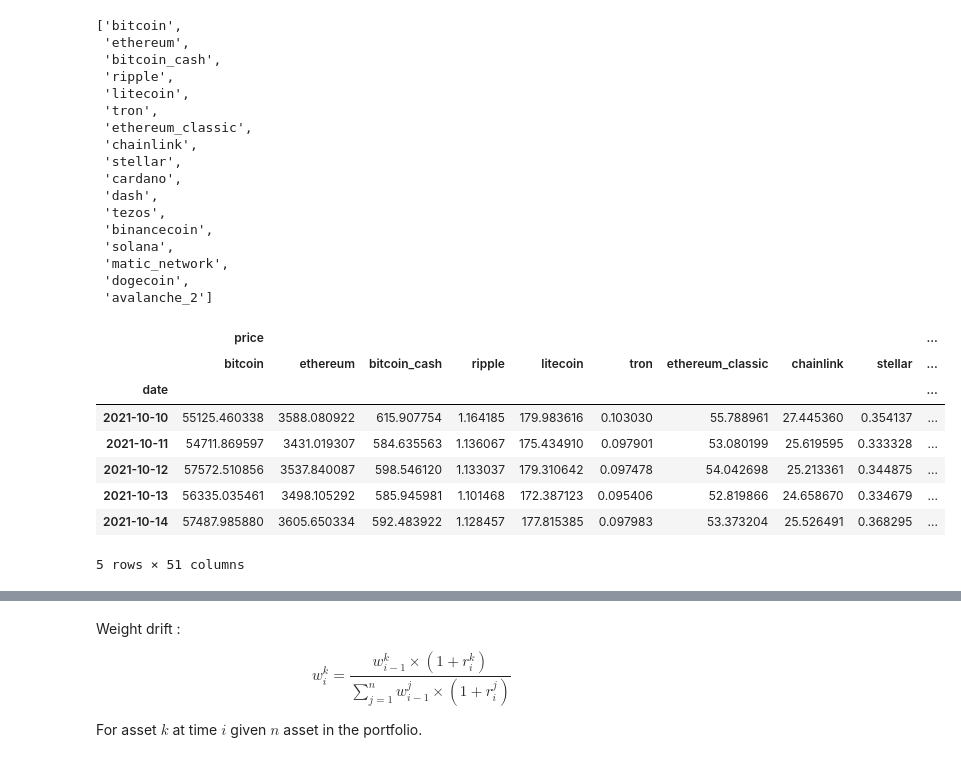
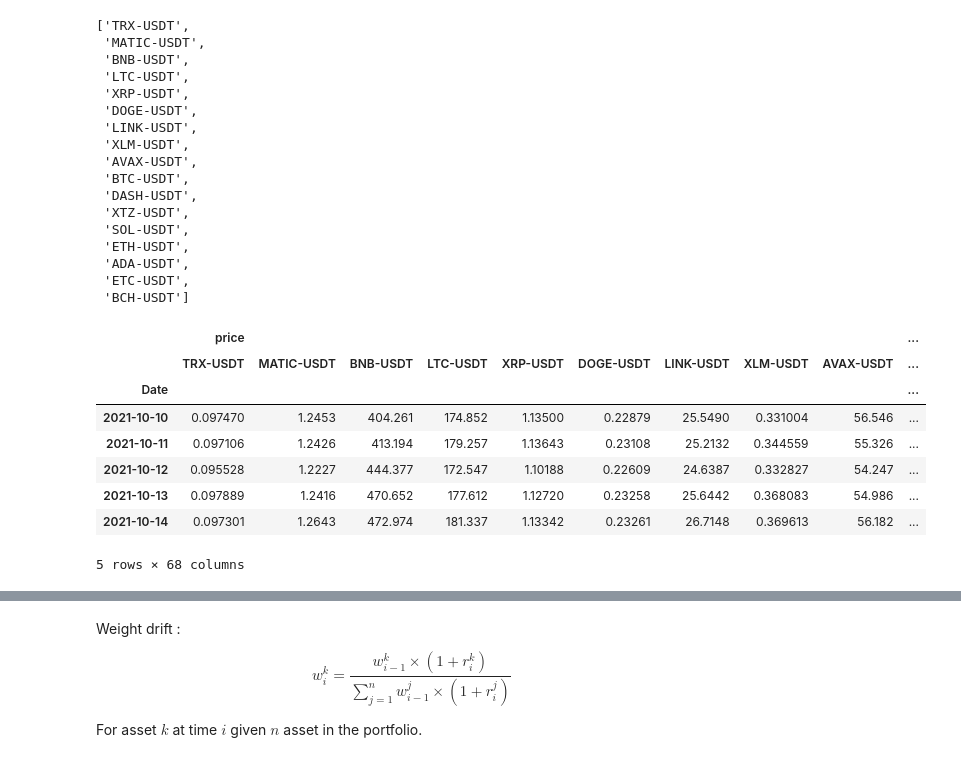
Before and after one commit to BaptisteZloch/Crypto-momentum-portfolios, a Jupyter notebook: src/crypto-momentum-cross-sectional.ipynb, the cells around one changed output, grey strips where cells are left out. Saved outputs shown, nothing was run; the diff lists cells and outputs as text; code cells hidden in the pictures.

```diff
--- a/src/crypto-momentum-cross-sectional.ipynb
+++ b/src/crypto-momentum-cross-sectional.ipynb
@@ -3,50 +3,50 @@ import pandas as pd
 from typing import List, Union, Literal, Dict
 import numpy as np
 from tqdm import tqdm
-from crypto_momentum_portfolios.data_loader import CryptoDataLoader
+from crypto_momentum_portfolios.data_loader import CryptoDataLoader,CryptoDataLoaderQIL
 from crypto_momentum_portfolios.utils import get_rebalance_dates
 
-dl = CryptoDataLoader()
+dl = CryptoDataLoaderQIL() #CryptoDataLoader()
 dl.assets
 # %% [output]
-['bitcoin',
- 'ethereum',
- 'bitcoin_cash',
- 'ripple',
- 'litecoin',
- 'tron',
- 'ethereum_classic',
- 'chainlink',
- 'stellar',
- 'cardano',
- 'dash',
- 'tezos',
- 'binancecoin',
- 'solana',
- 'matic_network',
- 'dogecoin',
- 'avalanche_2']
+['TRX-USDT',
+ 'MATIC-USDT',
+ 'BNB-USDT',
+ 'LTC-USDT',
+ 'XRP-USDT',
+ 'DOGE-USDT',
+ 'LINK-USDT',
+ 'XLM-USDT',
+ 'AVAX-USDT',
+ 'BTC-USDT',
+ 'DASH-USDT',
+ 'XTZ-USDT',
+ 'SOL-USDT',
+ 'ETH-USDT',
+ 'ADA-USDT',
+ 'ETC-USDT',
+ 'BCH-USDT']
 # %%
 MOMENTUM_LOOKBACK = 30
 univers = (
     dl.get_crypto(
         "all",
         data_frequency="daily",
-        fields=["price", "returns", "momentum"],
+        fields=["price","market_cap","momentum","returns"],
         flatten_fields_with_crypto=False,
         momentum_lookback=MOMENTUM_LOOKBACK,
     )
     .dropna()
     .loc["2021-10-10":]
 )
 univers.head()
 # %% [output]
 |  | price |  |  |  |  |  |  |  |  | ... |
-|  | bitcoin | ethereum | bitcoin_cash | ripple | litecoin | tron | ethereum_classic | chainlink | stellar | ... |
-| date |  |  |  |  |  |  |  |  |  | ... |
-| 2021-10-10 | 55125.460338 | 3588.080922 | 615.907754 | 1.164185 | 179.983616 | 0.103030 | 55.788961 | 27.445360 | 0.354137 | ... |
-| 2021-10-11 | 54711.869597 | 3431.019307 | 584.635563 | 1.136067 | 175.434910 | 0.097901 | 53.080199 | 25.619595 | 0.333328 | ... |
-| 2021-10-12 | 57572.510856 | 3537.840087 | 598.546120 | 1.133037 | 179.310642 | 0.097478 | 54.042698 | 25.213361 | 0.344875 | ... |
-| 2021-10-13 | 56335.035461 | 3498.105292 | 585.945981 | 1.101468 | 172.387123 | 0.095406 | 52.819866 | 24.658670 | 0.334679 | ... |
-| 2021-10-14 | 57487.985880 | 3605.650334 | 592.483922 | 1.128457 | 177.815385 | 0.097983 | 53.373204 | 25.526491 | 0.368295 | ... |
+|  | TRX-USDT | MATIC-USDT | BNB-USDT | LTC-USDT | XRP-USDT | DOGE-USDT | LINK-USDT | XLM-USDT | AVAX-USDT | ... |
+| Date |  |  |  |  |  |  |  |  |  | ... |
+| 2021-10-10 | 0.097470 | 1.2453 | 404.261 | 174.852 | 1.13500 | 0.22879 | 25.5490 | 0.331004 | 56.546 | ... |
+| 2021-10-11 | 0.097106 | 1.2426 | 413.194 | 179.257 | 1.13643 | 0.23108 | 25.2132 | 0.344559 | 55.326 | ... |
+| 2021-10-12 | 0.095528 | 1.2227 | 444.377 | 172.547 | 1.10188 | 0.22609 | 24.6387 | 0.332827 | 54.247 | ... |
+| 2021-10-13 | 0.097889 | 1.2416 | 470.652 | 177.612 | 1.12720 | 0.23258 | 25.6442 | 0.368083 | 54.986 | ... |
+| 2021-10-14 | 0.097301 | 1.2643 | 472.974 | 181.337 | 1.13342 | 0.23261 | 26.7148 | 0.369613 | 56.182 | ... |
-5 rows × 51 columns
+5 rows × 68 columns
```
Also changed, not shown: parts of 17 cells of this notebook, 1 other file.
